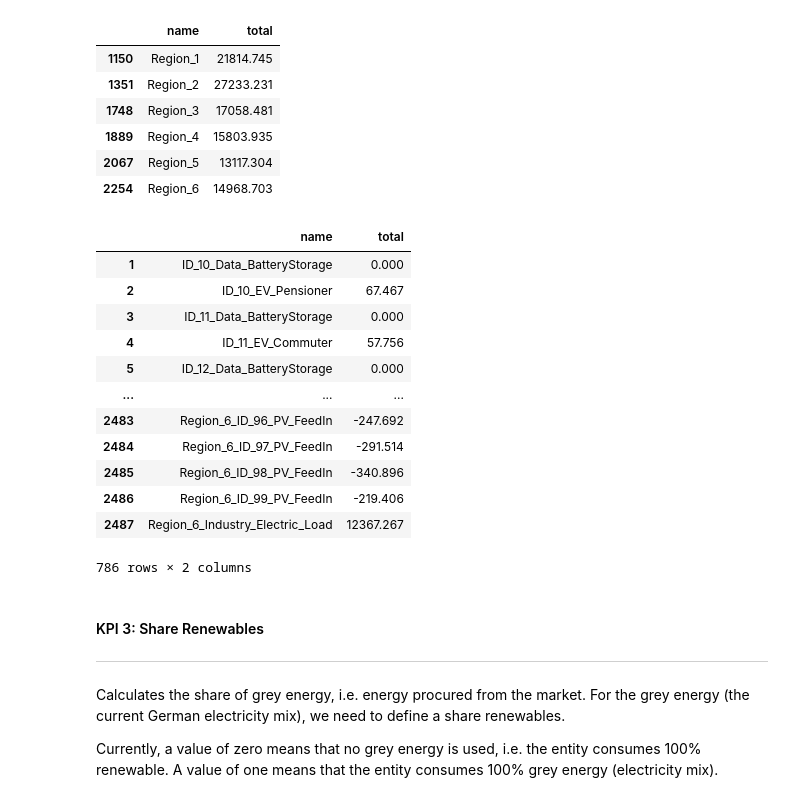
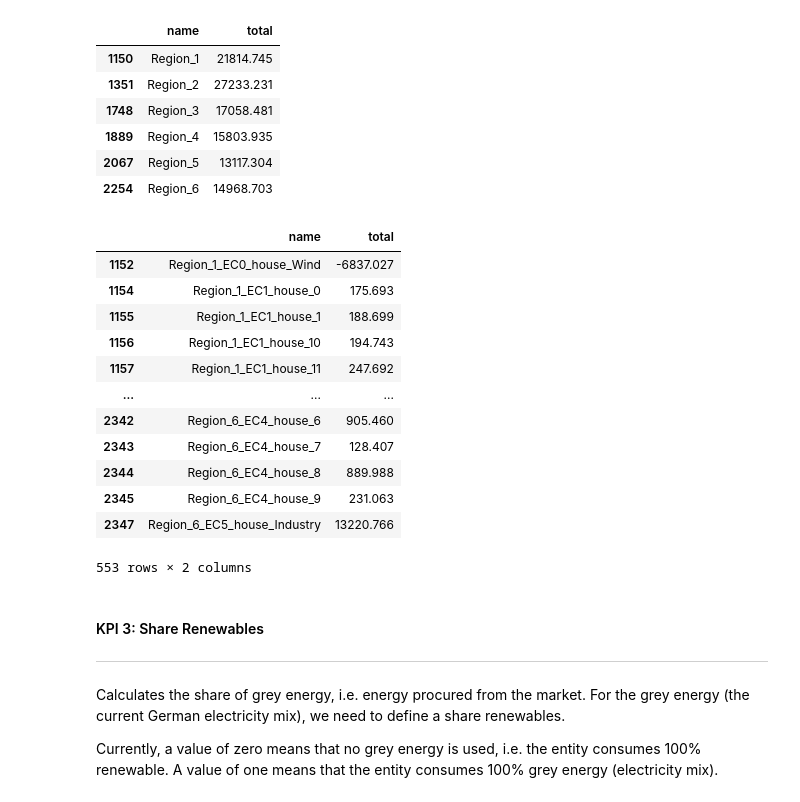
Before and after one commit to jochenmadler/fim_fit, a Jupyter notebook: GSy_KPI_calculation/01_processing/functions_test_v2.ipynb, the cells around one changed output. Cells and saved outputs as stored; diff of their text form; code cells hidden in the pictures.

```diff
--- a/GSy_KPI_calculation/01_processing/functions_test_v2.ipynb
+++ b/GSy_KPI_calculation/01_processing/functions_test_v2.ipynb
@@ -170,21 +110,21 @@ d['region']
 | 2067 | Region_5 | 13117.304 |
 | 2254 | Region_6 | 14968.703 |
 # %%
-d['asset']
+d['house']
 # %% [output]
 |  | name | total |
-| 1 | ID_10_Data_BatteryStorage | 0.000 |
-| 2 | ID_10_EV_Pensioner | 67.467 |
-| 3 | ID_11_Data_BatteryStorage | 0.000 |
-| 4 | ID_11_EV_Commuter | 57.756 |
-| 5 | ID_12_Data_BatteryStorage | 0.000 |
+| 1152 | Region_1_EC0_house_Wind | -6837.027 |
+| 1154 | Region_1_EC1_house_0 | 175.693 |
+| 1155 | Region_1_EC1_house_1 | 188.699 |
+| 1156 | Region_1_EC1_house_10 | 194.743 |
+| 1157 | Region_1_EC1_house_11 | 247.692 |
 | ... | ... | ... |
-| 2483 | Region_6_ID_96_PV_FeedIn | -247.692 |
-| 2484 | Region_6_ID_97_PV_FeedIn | -291.514 |
-| 2485 | Region_6_ID_98_PV_FeedIn | -340.896 |
-| 2486 | Region_6_ID_99_PV_FeedIn | -219.406 |
-| 2487 | Region_6_Industry_Electric_Load | 12367.267 |
+| 2342 | Region_6_EC4_house_6 | 905.460 |
+| 2343 | Region_6_EC4_house_7 | 128.407 |
+| 2344 | Region_6_EC4_house_8 | 889.988 |
+| 2345 | Region_6_EC4_house_9 | 231.063 |
+| 2347 | Region_6_EC5_house_Industry | 13220.766 |
-786 rows × 2 columns
+553 rows × 2 columns
 # %% [markdown]
 #### KPI 3: Share Renewables
 ---
```
Also changed, not shown: parts of 17 cells of this notebook.
